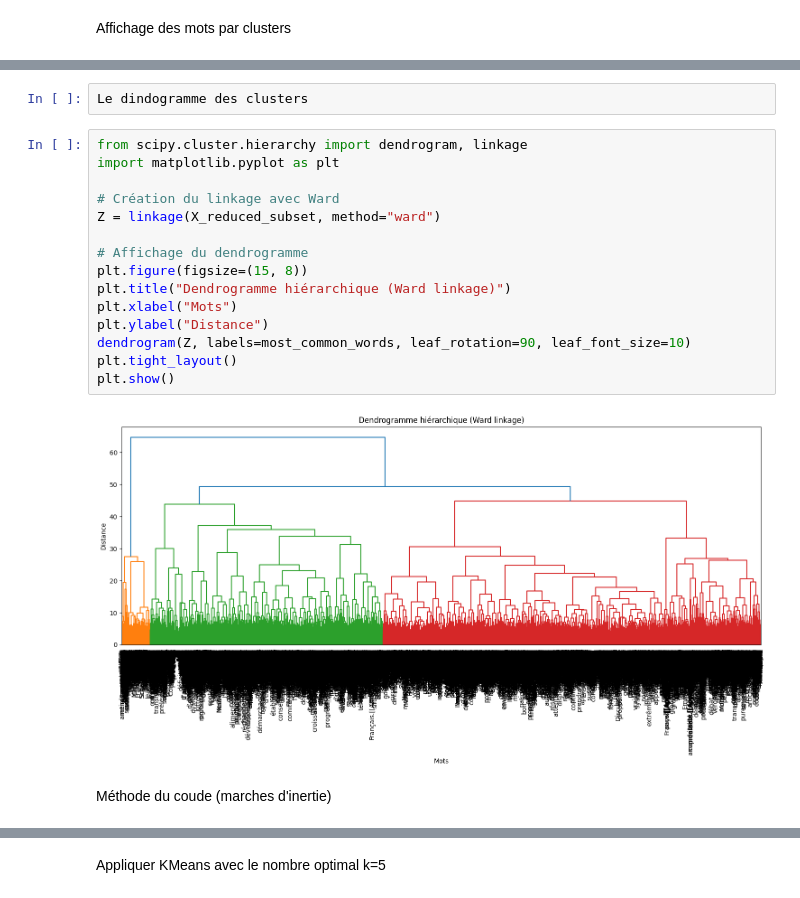
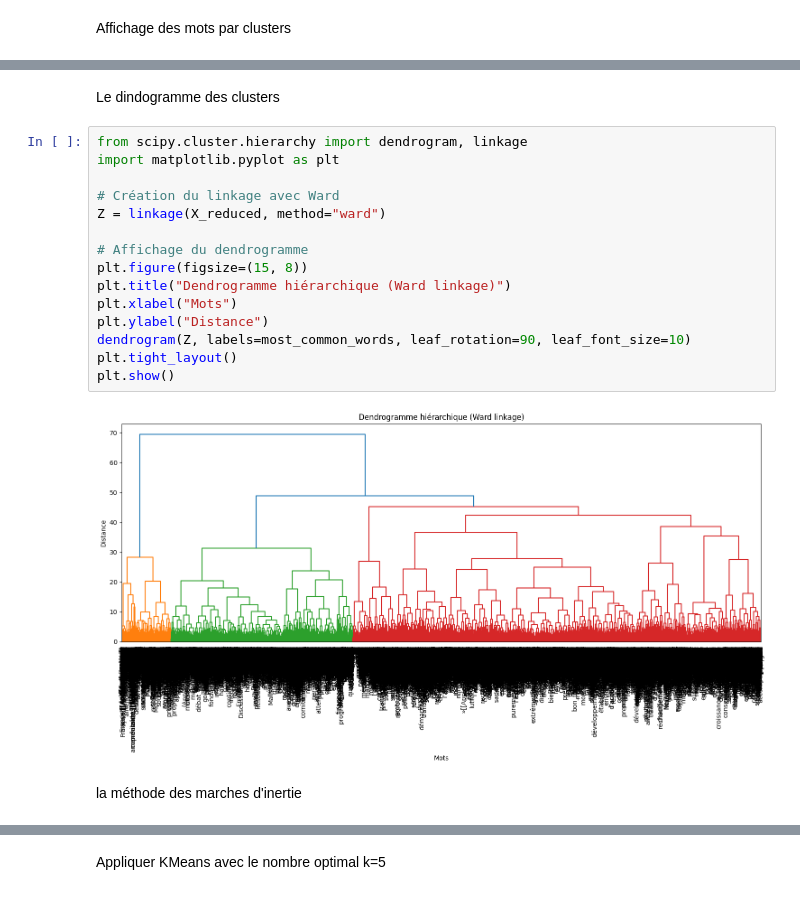
Before and after one commit to lucilebessac/AAD69-synonymie-contextuelle, a Jupyter notebook: clustering_.ipynb, the cells around one changed output, grey strips where cells are left out. Cells and saved outputs as stored; diff of their text form.

```diff
--- a/clustering_.ipynb
+++ b/clustering_.ipynb
@@ -374,22 +376,22 @@ for cluster_id in range(n_clusters):
-# %%
-Le dindogramme des clusters
+# %% [markdown]
+Le dindogramme des clusters
 # %%
 from scipy.cluster.hierarchy import dendrogram, linkage
 import matplotlib.pyplot as plt
 
 # Création du linkage avec Ward
-Z = linkage(X_reduced_subset, method="ward")
+Z = linkage(X_reduced, method="ward")
 
 # Affichage du dendrogramme
 plt.figure(figsize=(15, 8))
 plt.title("Dendrogramme hiérarchique (Ward linkage)")
 plt.xlabel("Mots")
 plt.ylabel("Distance")
 dendrogram(Z, labels=most_common_words, leaf_rotation=90, leaf_font_size=10)
 plt.tight_layout()
 plt.show()
 # %% [output]
-[figure, old version]
+[figure, new version]
 # %% [markdown]
-Méthode du coude (marches d'inertie)
+la méthode des marches d'inertie
 # %%
```
Also changed, not shown: parts of 18 cells of this notebook.
